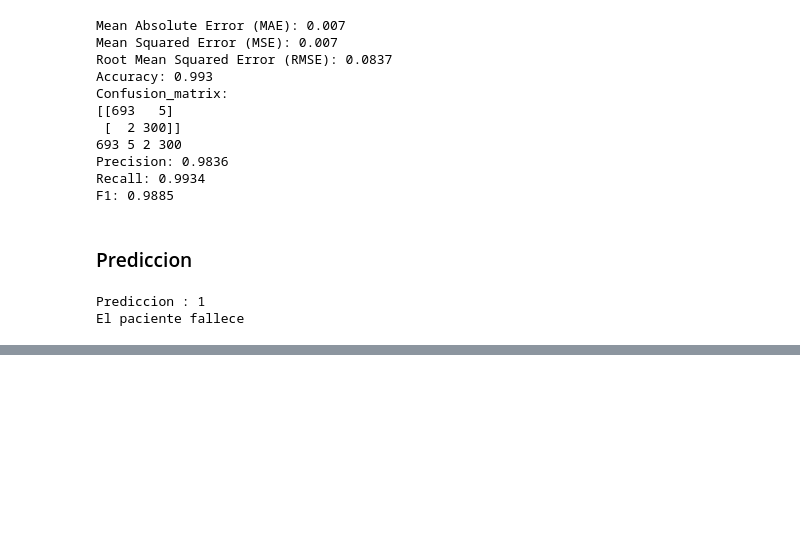
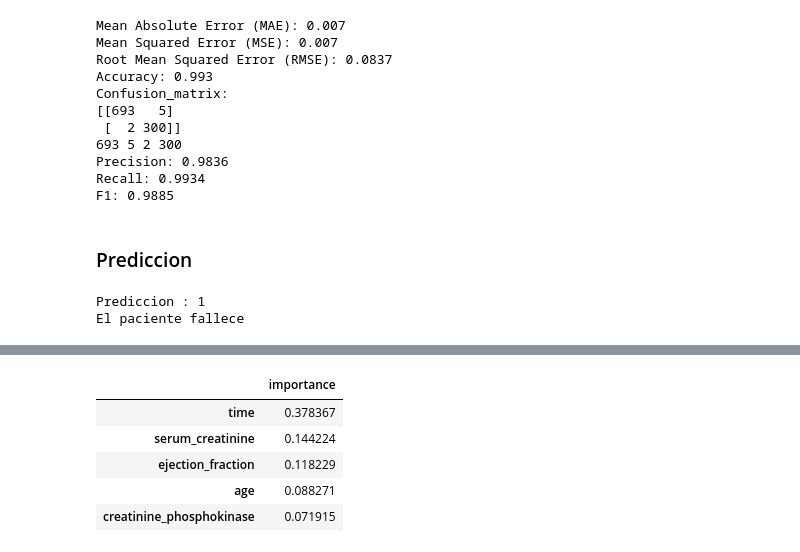
Before and after one commit to juandtap/ML_Random_Forest_SVM, a Jupyter notebook: ML_clasificacion_random_forest_svm_FASE2.ipynb, the cells around one changed output, grey strips where cells are left out. Saved outputs shown, nothing was run; the diff lists cells and outputs as text; code cells hidden in the pictures; blank space fills up the shorter version.

```diff
--- a/ML_clasificacion_random_forest_svm_FASE2.ipynb
+++ b/ML_clasificacion_random_forest_svm_FASE2.ipynb
@@ -276,0 +304,17 @@ El paciente fallece
+# %%
+
+# Obtener la importancia de las características
+importances = forest.feature_importances_
+
+# Crear un DataFrame para visualizar la importancia de las características
+feature_names = cnames
+feature_importances = pd.DataFrame(importances, index=feature_names, columns=['importance']).sort_values('importance', ascending=False)
+
+feature_importances.head()
+# %% [output]
+|  | importance |
+| time | 0.378367 |
+| serum_creatinine | 0.144224 |
+| ejection_fraction | 0.118229 |
+| age | 0.088271 |
+| creatinine_phosphokinase | 0.071915 |
```
Also changed, not shown: parts of 5 cells of this notebook.
